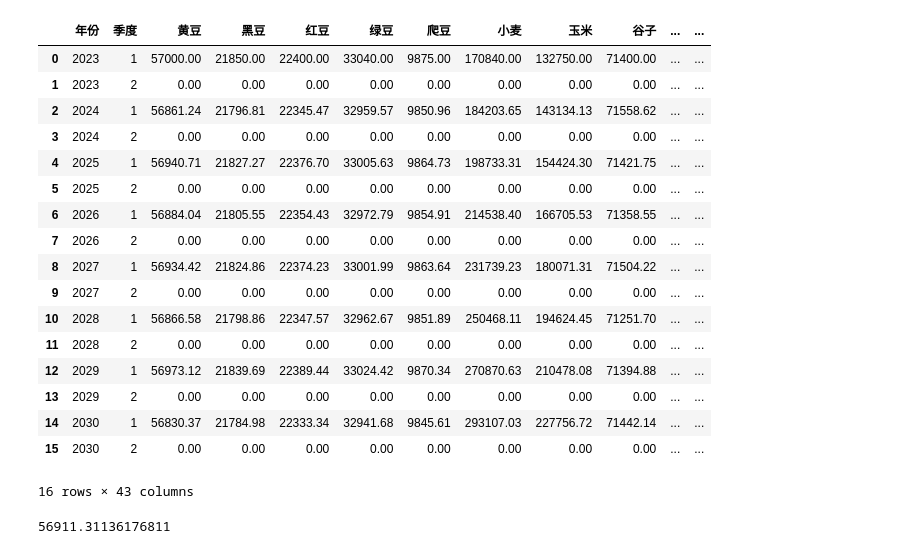
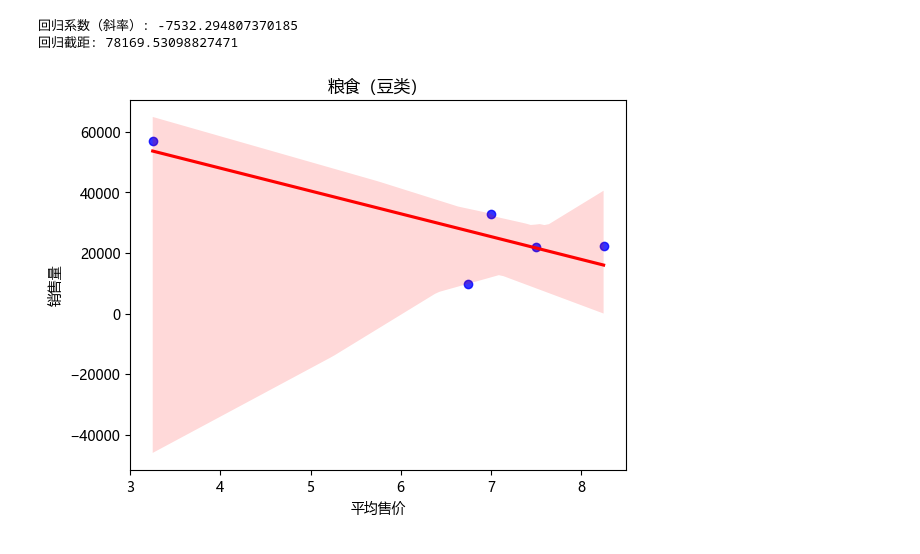
Before and after one commit to 738NGX/2024CUMCM, a Jupyter notebook: test2.ipynb, the cells around one changed output. Saved outputs shown, nothing was run; the diff lists cells and outputs as text; code cells hidden in the pictures.

```diff
--- a/test2.ipynb
+++ b/test2.ipynb
@@ -13,0 +14,2 @@ random_numbers = np.random.normal(loc=mean, scale=std_dev, size=num_samples)
+# %%
+sale_data= pd.read_csv("data/结果/result_2023_multi.csv").iloc[-1:, 1:].values.reshape(-1).ravel()
@@ -14,2 +20,3 @@ random_numbers = np.random.normal(loc=mean, scale=std_dev, size=num_samples)
 # %%
-sale_data = pd.read_csv("data/结果/full_预期销售量.csv")
+sale_data_regress=pd.read_csv("data/结果/full_预期销售量_sim - 副本.csv")
+sale_data_regress
@@ -61,35 +42,39 @@ for t in range(0, 100):
-# %%
-simulated_columns_list = []
-
-for sim in sale_data_sims:
-    simulated_columns = sim.iloc[:, 2:]
-    simulated_columns_list.append(simulated_columns)
-
-simulated_mean = pd.concat(simulated_columns_list).groupby(level=0).mean()
-
-sale_data.iloc[:, 2:] = simulated_mean.values
-
-sale_data.round(2).to_csv("data/结果/full_预期销售量_sim.csv", index=False)
-# %% [output]
-|  | 年份 | 季度 | 黄豆 | 黑豆 | 红豆 | 绿豆 | 爬豆 | 小麦 | 玉米 | 谷子 | ... | ... |
-| 0 | 2023 | 1 | 57000.00 | 21850.00 | 22400.00 | 33040.00 | 9875.00 | 170840.00 | 132750.00 | 71400.00 | ... | ... |
-| 1 | 2023 | 2 | 0.00 | 0.00 | 0.00 | 0.00 | 0.00 | 0.00 | 0.00 | 0.00 | ... | ... |
-| 2 | 2024 | 1 | 56861.24 | 21796.81 | 22345.47 | 32959.57 | 9850.96 | 184203.65 | 143134.13 | 71558.62 | ... | ... |
-| 3 | 2024 | 2 | 0.00 | 0.00 | 0.00 | 0.00 | 0.00 | 0.00 | 0.00 | 0.00 | ... | ... |
-| 4 | 2025 | 1 | 56940.71 | 21827.27 | 22376.70 | 33005.63 | 9864.73 | 198733.31 | 154424.30 | 71421.75 | ... | ... |
-| 5 | 2025 | 2 | 0.00 | 0.00 | 0.00 | 0.00 | 0.00 | 0.00 | 0.00 | 0.00 | ... | ... |
-| 6 | 2026 | 1 | 56884.04 | 21805.55 | 22354.43 | 32972.79 | 9854.91 | 214538.40 | 166705.53 | 71358.55 | ... | ... |
-| 7 | 2026 | 2 | 0.00 | 0.00 | 0.00 | 0.00 | 0.00 | 0.00 | 0.00 | 0.00 | ... | ... |
-| 8 | 2027 | 1 | 56934.42 | 21824.86 | 22374.23 | 33001.99 | 9863.64 | 231739.23 | 180071.31 | 71504.22 | ... | ... |
-| 9 | 2027 | 2 | 0.00 | 0.00 | 0.00 | 0.00 | 0.00 | 0.00 | 0.00 | 0.00 | ... | ... |
-| 10 | 2028 | 1 | 56866.58 | 21798.86 | 22347.57 | 32962.67 | 9851.89 | 250468.11 | 194624.45 | 71251.70 | ... | ... |
-| 11 | 2028 | 2 | 0.00 | 0.00 | 0.00 | 0.00 | 0.00 | 0.00 | 0.00 | 0.00 | ... | ... |
-| 12 | 2029 | 1 | 56973.12 | 21839.69 | 22389.44 | 33024.42 | 9870.34 | 270870.63 | 210478.08 | 71394.88 | ... | ... |
-| 13 | 2029 | 2 | 0.00 | 0.00 | 0.00 | 0.00 | 0.00 | 0.00 | 0.00 | 0.00 | ... | ... |
-| 14 | 2030 | 1 | 56830.37 | 21784.98 | 22333.34 | 32941.68 | 9845.61 | 293107.03 | 227756.72 | 71442.14 | ... | ... |
-| 15 | 2030 | 2 | 0.00 | 0.00 | 0.00 | 0.00 | 0.00 | 0.00 | 0.00 | 0.00 | ... | ... |
-16 rows × 43 columns
-# %%
-sale_data[sale_data["季度"] == 1].mean().values[2:][0]
-# %% [output]
-56911.31136176811
+# %%
+import matplotlib.pyplot as plt
+import seaborn as sns
+from sklearn.linear_model import LinearRegression
+
+plt.rcParams["font.family"] = "Microsoft YaHei"
+
+data = pd.DataFrame({"平均售价": price_means[:5], "销售量": sale_data[:5]})
+
+sns.regplot(
+    x="平均售价",
+    y="销售量",
+    data=data,
+    scatter_kws={"color": "blue"},
+    line_kws={"color": "red"},
+)
+
+model = LinearRegression()
+model.fit(price_means[:5].reshape(-1, 1), sale_data[:5])
+
+slope = model.coef_[0]
+intercept = model.intercept_
+
+print(f"回归系数（斜率）: {slope}")
+print(f"回归截距: {intercept}")
+
+sale_data_regress.iloc[:, 2:7] = sale_data_regress.iloc[:, 2:7].applymap(
+    lambda x: slope * x + intercept if x > 0 else 0
+)
+
+plt.title("粮食（豆类）")
+plt.xlabel("平均售价")
+plt.ylabel("销售量")
+
+plt.show()
+# %% [output]
+回归系数（斜率）: -7532.294807370185
+回归截距: 78169.53098827471
+[figure, added]
```
Also changed, not shown: parts of 13 cells of this notebook, 8 other files.
